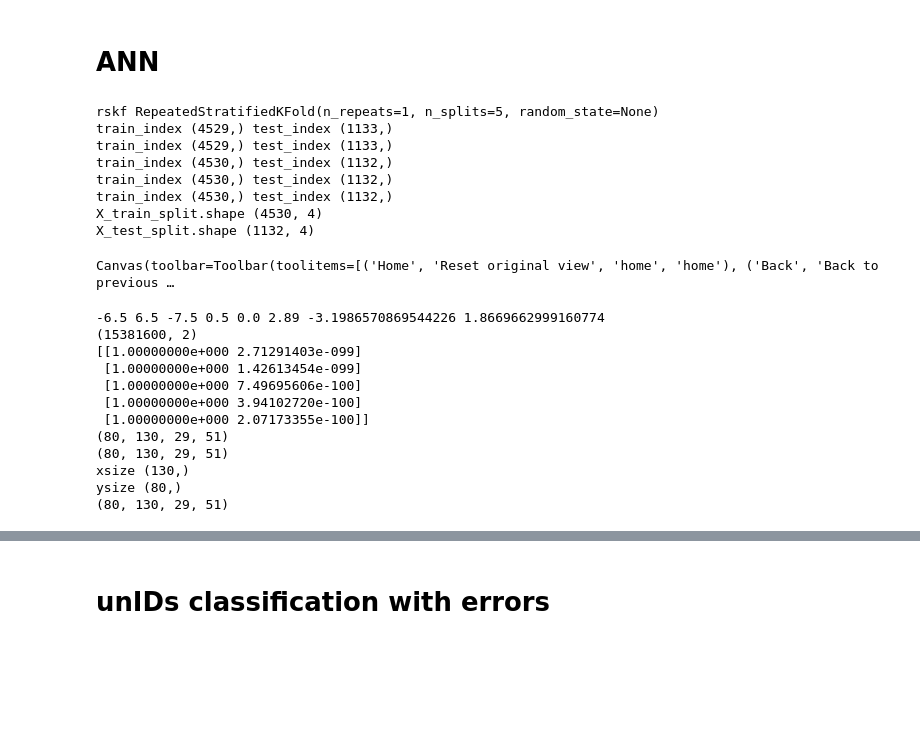
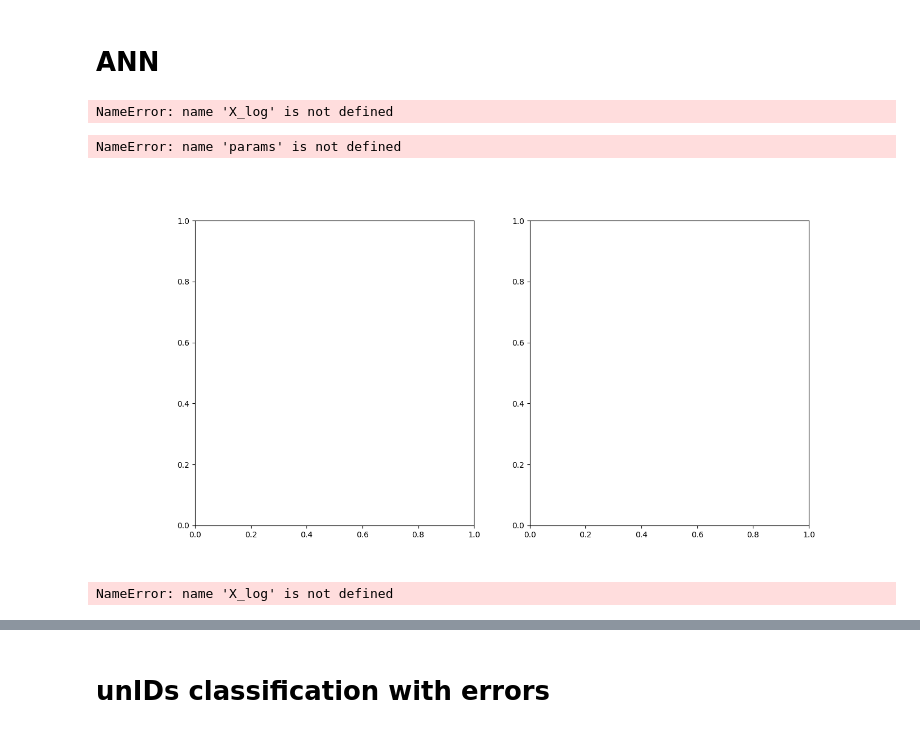
Before and after one commit to martacanirome4/DarkMatter_ML_TFG, a Jupyter notebook: notebooks/TFG_4F_back_to_symm_errors_&_no_rs_repeated_Kfold__NN_BAL_STD_sigma0_all_4F_unIDs_class.ipynb, the cells around one changed output, grey strips where cells are left out. Drawn from its saved outputs; the diff is of its cells as text; code cells hidden in the pictures; blank space fills up the shorter version.

```diff
--- a/notebooks/TFG_4F_back_to_symm_errors_&_no_rs_repeated_Kfold__NN_BAL_STD_sigma0_all_4F_unIDs_class.ipynb
+++ b/notebooks/TFG_4F_back_to_symm_errors_&_no_rs_repeated_Kfold__NN_BAL_STD_sigma0_all_4F_unIDs_class.ipynb
@@ -256,15 +256,22 @@ steps = [ ('scaler', StandardScaler()),
 
 pipe = Pipeline(steps)
 # %%
+import numpy as np
 from sklearn.model_selection import RepeatedStratifiedKFold
 from sklearn.neural_network import MLPClassifier
-from sklearn.metrics import accuracy_score
-from sklearn.metrics import confusion_matrix
+from sklearn.metrics import accuracy_score, confusion_matrix
+from sklearn.preprocessing import StandardScaler
 
-normalizer = sklearn.preprocessing.StandardScaler()
+# ---- FALTA DEFINIR??? ----
+# X_log = np.log10(X_log)
+# Y = np.log10(Y)
+# unids_log = np.log10(unids_log)
 
-N_splits=5 #25% of testing set with N_splits=4, but we lost the easy 5 statitics in each bin
-N_Repeats=1
+# normalizer = sklearn.preprocessing.StandardScaler()
+normalizer = StandardScaler()
+
+N_splits = 5 #25% of testing set with N_splits=4, but we lost the easy 5 statitics in each bin
+N_Repeats = 1
 #N_sample=N_splits*N_Repeats
 
 OA=[]
@@ -282,9 +289,9 @@ TP=[]
 unids_DM_std_proba_check_repeated_kfold_rskf_4F_21=open("unids_DM_std_proba_check_repeated_kfold_rskf_4F_21.txt", "w")
 unids_DM_std_proba_check_repeated_kfold_rskf_4F_21.write('Numb unids_DM_proba_check_repeated_kfold \n')
 
-
-
-rskf = RepeatedStratifiedKFold(n_splits=N_splits, n_repeats=N_Repeats)
+# ---- SE HA AÑADIDO EL PARAMETRO random_state A RepeatStratifiedKFold ----
+# rskf = RepeatedStratifiedKFold(n_splits=N_splits, n_repeats=N_Repeats)
+rskf = RepeatedStratifiedKFold(n_splits=N_splits, n_repeats=N_Repeats, random_state=42)
 rskf.get_n_splits(X_log, Y)
 print('rskf',rskf)
 ANN = MLPClassifier(solver='adam', alpha=0.0, batch_size=120, hidden_layer_sizes=(21,),
@@ -329,7 +336,6 @@ unids_DM_std_proba_check_repeated_kfold_rskf_4F_21.close()
 #TN_rs_stats.close()
 #TP_rs_stats.close()
 
-
 print('X_train_split.shape', X_train_split.shape)
 print('X_test_split.shape', X_test_split.shape)
 
@@ -344,53 +350,65 @@ TN=np.array(TN)
 TP=np.array(TP)
 #TP=np.reshape(TP,(len(unids_std_check),(N_sample)))
 # %% [output]
-rskf RepeatedStratifiedKFold(n_repeats=1, n_splits=5, random_state=None)
-train_index (4529,) test_index (1133,)
-train_index (4529,) test_index (1133,)
-train_index (4530,) test_index (1132,)
-train_index (4530,) test_index (1132,)
-train_index (4530,) test_index (1132,)
-X_train_split.shape (4530, 4)
-X_test_split.shape (1132, 4)
+NameError: name 'X_log' is not defined
 # %%
 %matplotlib widget
 import pandas as pd
-from sklearn.model_selection import train_test_split, StratifiedKFold
+import matplotlib.pyplot as plt
+import numpy as np
+from sklearn.model_selection import train_test_split, StratifiedKFold, GridSearchCV
+from sklearn.pipeline import Pipeline
+from sklearn.neural_network import MLPClassifier
+
+# ---- FALTA DEFINIR VARIABLES??? ----
+# Suposiciones sobre las variables faltantes
+params = [{'model__hidden_layer_sizes': [(10,), (20,), (30,)]}]
+N_cells = [10, 20, 30]
+X_train_split, X_test_split, Y_train_split, Y_test_split = train_test_split(np.random.rand(100, 2), np.random.randint(0, 2, 100), test_size=0.2, random_state=0)
+pipe = Pipeline([('model', MLPClassifier(max_iter=1000))])
 
 fig, axs = plt.subplots(1, 2, figsize=(14, 7), sharex=True)
 #fig.suptitle('ANN Best Hyper-parameters (2Features & 2Classes)', fontsize=16)
 
+# Definir variable params??
 best_score = 0
 for i, param in enumerate(params):
     #params = {'model__hidden_layer_sizes': (N_cells,)}
     search = GridSearchCV(pipe, param, scoring='accuracy', n_jobs=-1,
                           cv=StratifiedKFold(n_splits=5, shuffle=True, random_state=0)).fit(X_train_split, Y_train_split)
 
     grid_results = pd.DataFrame( search.cv_results_ )
 
 
     # MAKE THE PLOT
     axs[0].errorbar(N_cells, grid_results['mean_test_score'], yerr=grid_results['std_test_score'],
                   fmt='-o', ms=5, mec='k', capsize=4, label= str(i+1)+' layers' )
     axs[0].set_xlabel('Number of cells on each layer', fontsize=15)
     axs[0].set_ylabel('accuracy', fontsize=15)
     axs[0].grid(linestyle='-.', color='k')
 
     axs[1].errorbar(N_cells, grid_results['mean_fit_time'], yerr=grid_results['std_fit_time'],
                    fmt='-o', ms=5, mec='k', capsize=4 )
 
     axs[0].set_xticks(np.arange(1, 110, step=10))
     axs[0].set_yticks(np.arange(0.8, 1.01, step=0.1))
     axs[1].set_xlabel('Number of cells on each layer', fontsize=15)
     axs[1].set_ylabel('Fit Time (s)', fontsize=15)
     axs[1].grid(linestyle='-.', color='k')
     axs[0].legend(fontsize=15)
 
     #print(search.cv_results_ )
 # %% [output]
-Canvas(toolbar=Toolbar(toolitems=[('Home', 'Reset original view', 'home', 'home'), ('Back', 'Back to previous …
+NameError: name 'params' is not defined
+[figure, added]
 # %%
+import numpy as np
 import math
+
+# ---- FALTA DEFINIR VARIABLES??? ----
+# Definir las variables necesarias
+X_log = np.random.rand(100, 4)  # Ejemplo de datos aleatorios para X_log
+ANN_fit = ...
 
 x_min, x_max = -6.5, 6.5 #Log[Epeak]
 y_min, y_max = -7.5, 0.5 #Log[Beta] (including truncated sample values, i.e. bmin-bmin_err>0.0)
@@ -405,10 +423,7 @@ hy=0.1  # step size in the mesh
 hz=0.1
 hk=0.1
 
-
 xx, yy, zz, kk= np.meshgrid(np.arange(x_min, x_max, hx), np.arange(y_min, y_max, hy),np.arange(z_min, z_max, hz),np.arange(k_min, k_max, hk))
-
-
 
 #xx, yy, zz, kk= np.meshgrid(np.linspace(x_min, x_max, 100, endpoint=True), np.linspace(y_min, y_max, 120, endpoint=True),np.linspace(z_min, z_max, 100, endpoint=True),np.linspace(k_min, k_max, 100, endpoint=True))
 
@@ -427,16 +442,5 @@ print('ysize',np.arange(y_min, y_max, hy).shape)
 print(xx.shape)
 #print(yy[:,:,0].shape)
 # %% [output]
--6.5 6.5 -7.5 0.5 0.0 2.89 -3.1986570869544226 1.8669662999160774
-(15381600, 2)
-[[1.00000000e+000 2.71291403e-099]
- [1.00000000e+000 1.42613454e-099]
- [1.00000000e+000 7.49695606e-100]
- [1.00000000e+000 3.94102720e-100]
- [1.00000000e+000 2.07173355e-100]]
-(80, 130, 29, 51)
-(80, 130, 29, 51)
-xsize (130,)
-ysize (80,)
-(80, 130, 29, 51)
+NameError: name 'X_log' is not defined
 # %%
```
Also changed, not shown: parts of 8 cells of this notebook, 2 other files.
